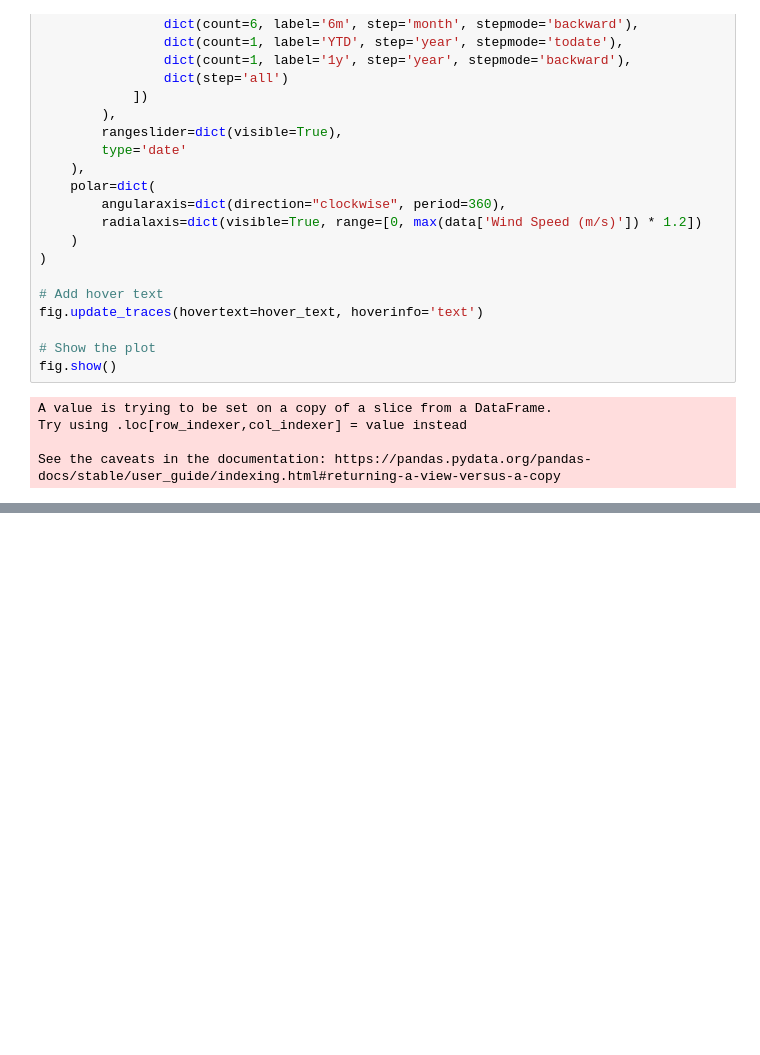
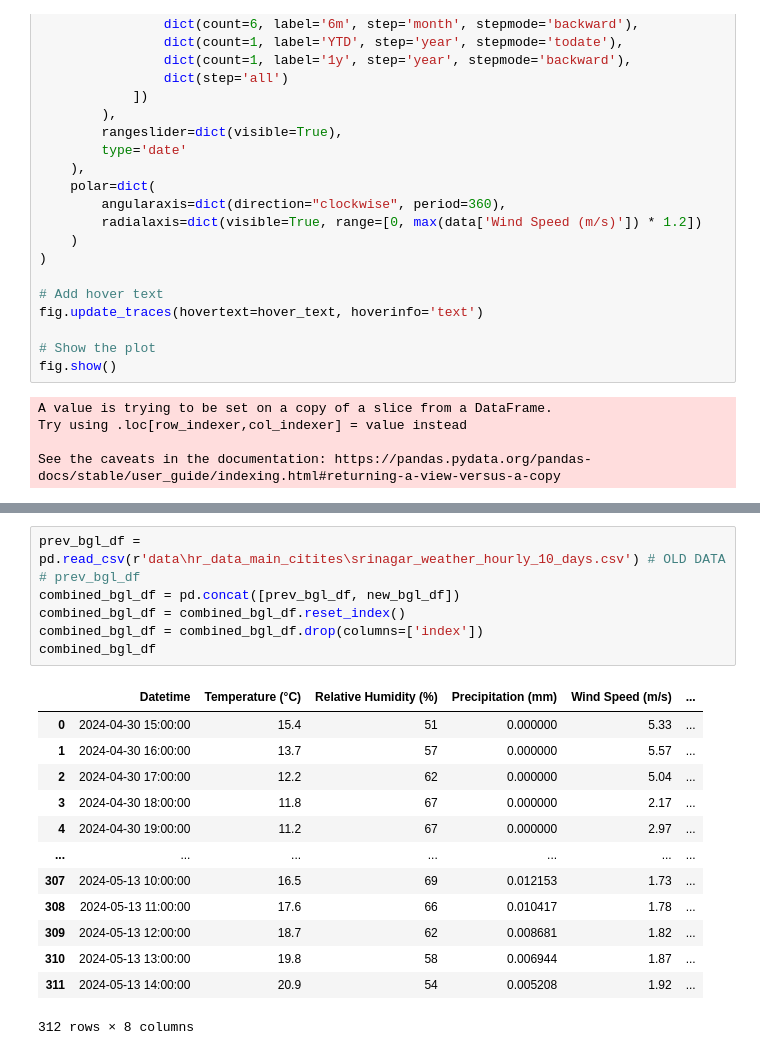
Before and after one commit to Rishit605/MetP, a Jupyter notebook: ETL.ipynb, the cells around one changed output, grey strips where cells are left out. Cells and saved outputs as stored; diff of their text form; blank space fills up the shorter version.

```diff
--- a/ETL.ipynb
+++ b/ETL.ipynb
@@ -1780,0 +1429,21 @@ See the caveats in the documentation: https://pandas.pydata.org/pandas-docs/stab
+# %%
+prev_bgl_df = pd.read_csv(r'data\hr_data_main_citites\srinagar_weather_hourly_10_days.csv') # OLD DATA
+# prev_bgl_df
+combined_bgl_df = pd.concat([prev_bgl_df, new_bgl_df])
+combined_bgl_df = combined_bgl_df.reset_index()
+combined_bgl_df = combined_bgl_df.drop(columns=['index'])
+combined_bgl_df
+# %% [output]
+|  | Datetime | Temperature (°C) | Relative Humidity (%) | Precipitation (mm) | Wind Speed (m/s) | ... |
+| 0 | 2024-04-30 15:00:00 | 15.4 | 51 | 0.000000 | 5.33 | ... |
+| 1 | 2024-04-30 16:00:00 | 13.7 | 57 | 0.000000 | 5.57 | ... |
+| 2 | 2024-04-30 17:00:00 | 12.2 | 62 | 0.000000 | 5.04 | ... |
+| 3 | 2024-04-30 18:00:00 | 11.8 | 67 | 0.000000 | 2.17 | ... |
+| 4 | 2024-04-30 19:00:00 | 11.2 | 67 | 0.000000 | 2.97 | ... |
+| ... | ... | ... | ... | ... | ... | ... |
+| 307 | 2024-05-13 10:00:00 | 16.5 | 69 | 0.012153 | 1.73 | ... |
+| 308 | 2024-05-13 11:00:00 | 17.6 | 66 | 0.010417 | 1.78 | ... |
+| 309 | 2024-05-13 12:00:00 | 18.7 | 62 | 0.008681 | 1.82 | ... |
+| 310 | 2024-05-13 13:00:00 | 19.8 | 58 | 0.006944 | 1.87 | ... |
+| 311 | 2024-05-13 14:00:00 | 20.9 | 54 | 0.005208 | 1.92 | ... |
+312 rows × 8 columns
```
Also changed, not shown: parts of 26 cells of this notebook.
